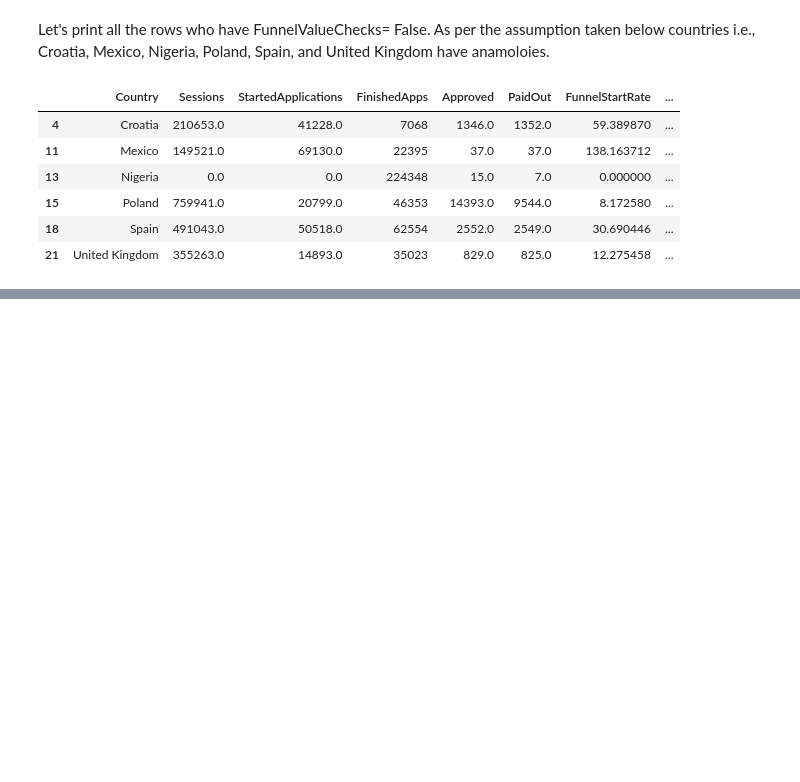
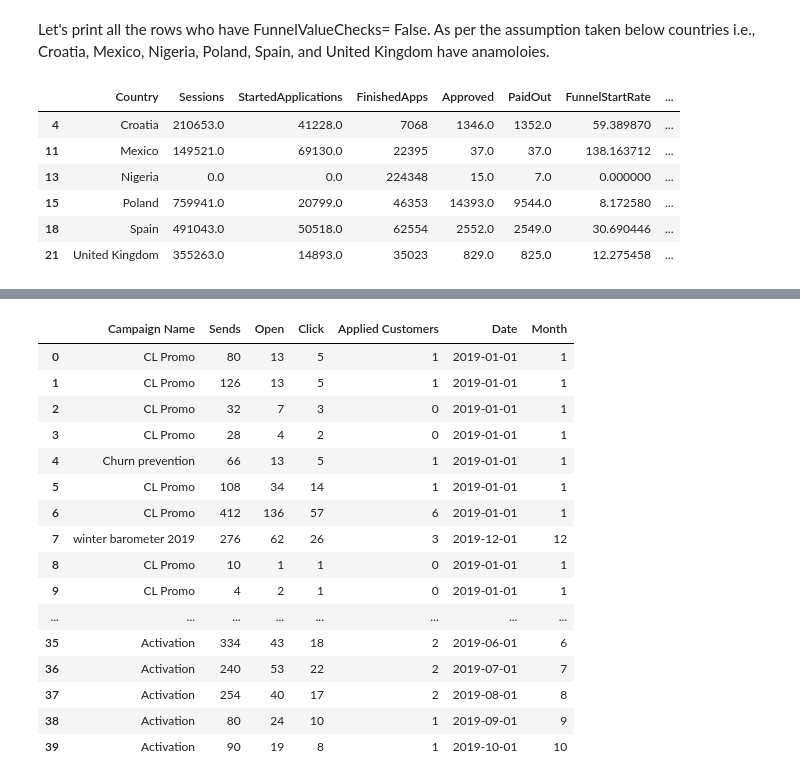
Before and after one commit to poddardelhi/crm_homeTask, a Jupyter notebook: HomeTask_CRMAnalyst.ipynb, the cells around one changed output, grey strips where cells are left out. Saved outputs shown, nothing was run; the diff lists cells and outputs as text; code cells hidden in the pictures; blank space fills up the shorter version.

```diff
--- a/HomeTask_CRMAnalyst.ipynb
+++ b/HomeTask_CRMAnalyst.ipynb
@@ -306,0 +427,21 @@ df[df['FunnelValueChecks']== 'False']
+# %%
+df_camp['Month']= df_camp['Date'].dt.month
+df_camp.head(40)
+# %% [output]
+|  | Campaign Name | Sends | Open | Click | Applied Customers | Date | Month |
+| 0 | CL Promo | 80 | 13 | 5 | 1 | 2019-01-01 | 1 |
+| 1 | CL Promo | 126 | 13 | 5 | 1 | 2019-01-01 | 1 |
+| 2 | CL Promo | 32 | 7 | 3 | 0 | 2019-01-01 | 1 |
+| 3 | CL Promo | 28 | 4 | 2 | 0 | 2019-01-01 | 1 |
+| 4 | Churn prevention | 66 | 13 | 5 | 1 | 2019-01-01 | 1 |
+| 5 | CL Promo | 108 | 34 | 14 | 1 | 2019-01-01 | 1 |
+| 6 | CL Promo | 412 | 136 | 57 | 6 | 2019-01-01 | 1 |
+| 7 | winter barometer 2019 | 276 | 62 | 26 | 3 | 2019-12-01 | 12 |
+| 8 | CL Promo | 10 | 1 | 1 | 0 | 2019-01-01 | 1 |
+| 9 | CL Promo | 4 | 2 | 1 | 0 | 2019-01-01 | 1 |
+| ... | ... | ... | ... | ... | ... | ... | ... |
+| 35 | Activation | 334 | 43 | 18 | 2 | 2019-06-01 | 6 |
+| 36 | Activation | 240 | 53 | 22 | 2 | 2019-07-01 | 7 |
+| 37 | Activation | 254 | 40 | 17 | 2 | 2019-08-01 | 8 |
+| 38 | Activation | 80 | 24 | 10 | 1 | 2019-09-01 | 9 |
+| 39 | Activation | 90 | 19 | 8 | 1 | 2019-10-01 | 10 |
```
Also changed, not shown: parts of 28 cells of this notebook.
